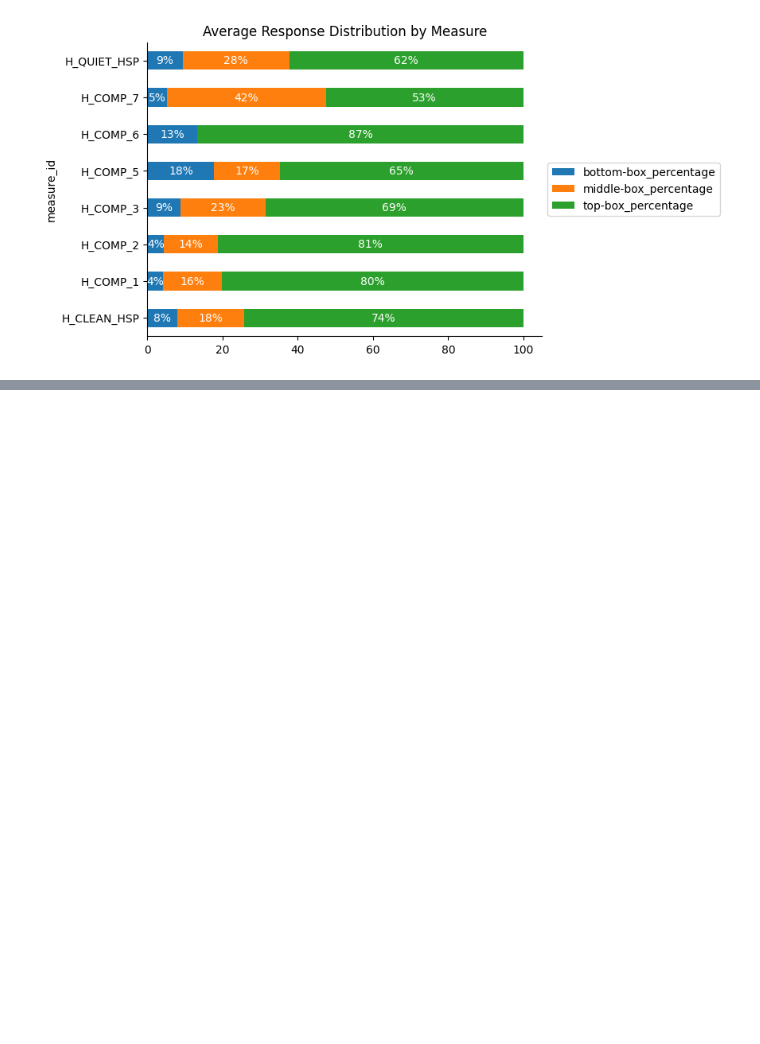
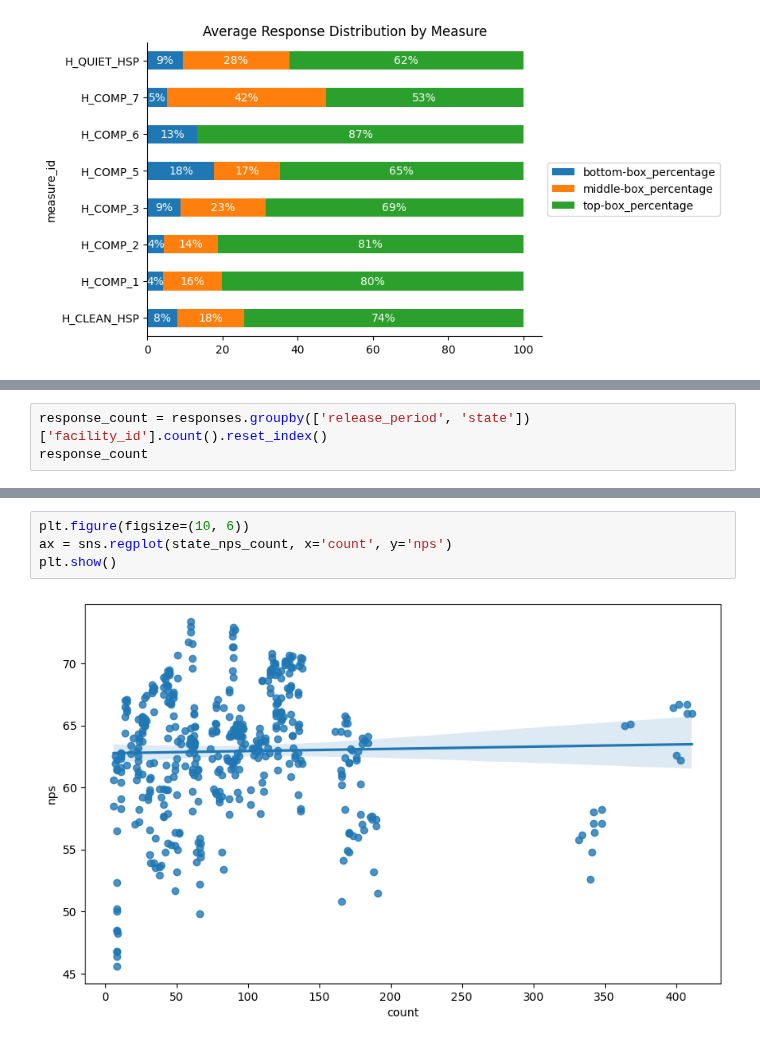
Before and after one commit to andyguo0228/maven_healthcare, a Jupyter notebook: maven_health.ipynb, the cells around one changed output, grey strips where cells are left out. Saved outputs shown, nothing was run; the diff lists cells and outputs as text; blank space fills up the shorter version.

```diff
--- a/maven_health.ipynb
+++ b/maven_health.ipynb
@@ -95,0 +215,3 @@ plt.show()
+# %%
+response_count = responses.groupby(['release_period', 'state'])['facility_id'].count().reset_index()
+response_count
@@ -95,0 +336,6 @@ plt.show()
+# %%
+plt.figure(figsize=(10, 6))
+ax = sns.regplot(state_nps_count, x='count', y='nps')
+plt.show()
+# %% [output]
+[figure, added]
```
Also changed, not shown: parts of 18 cells of this notebook, 1 other file.
